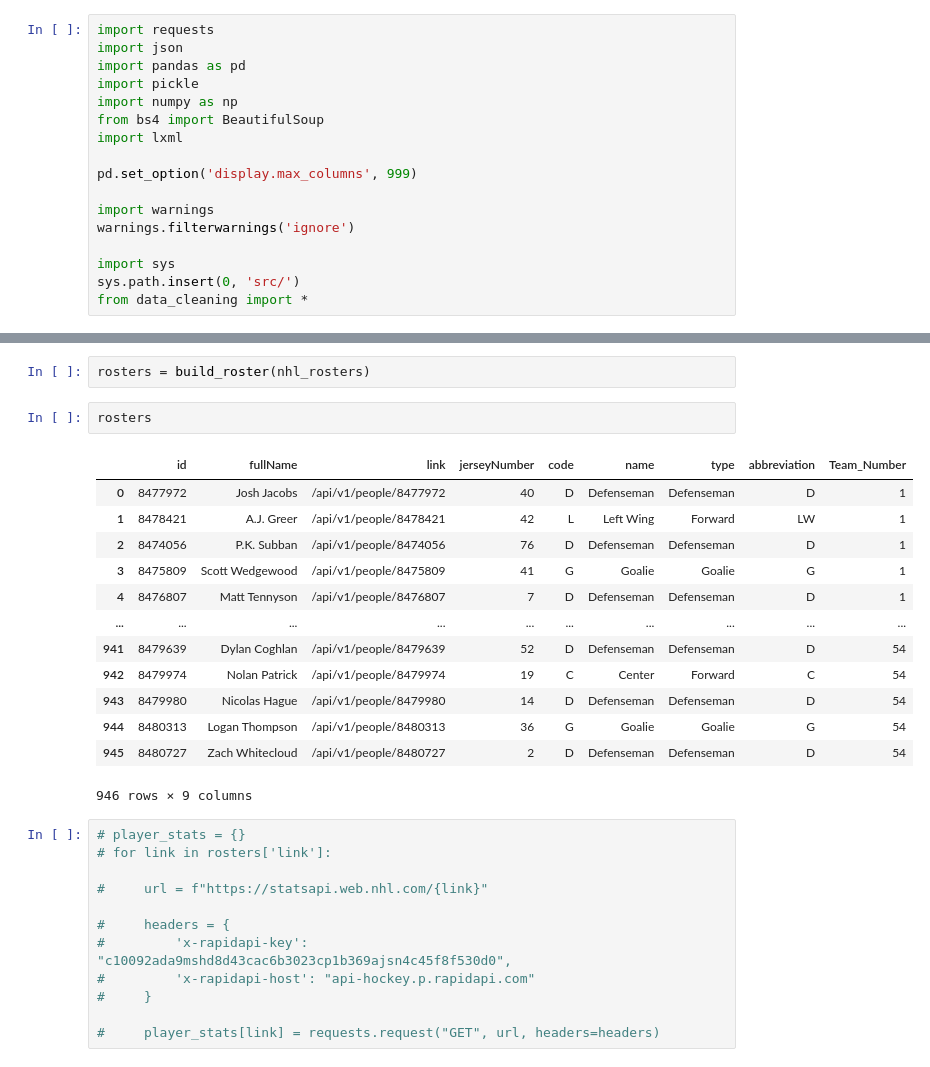
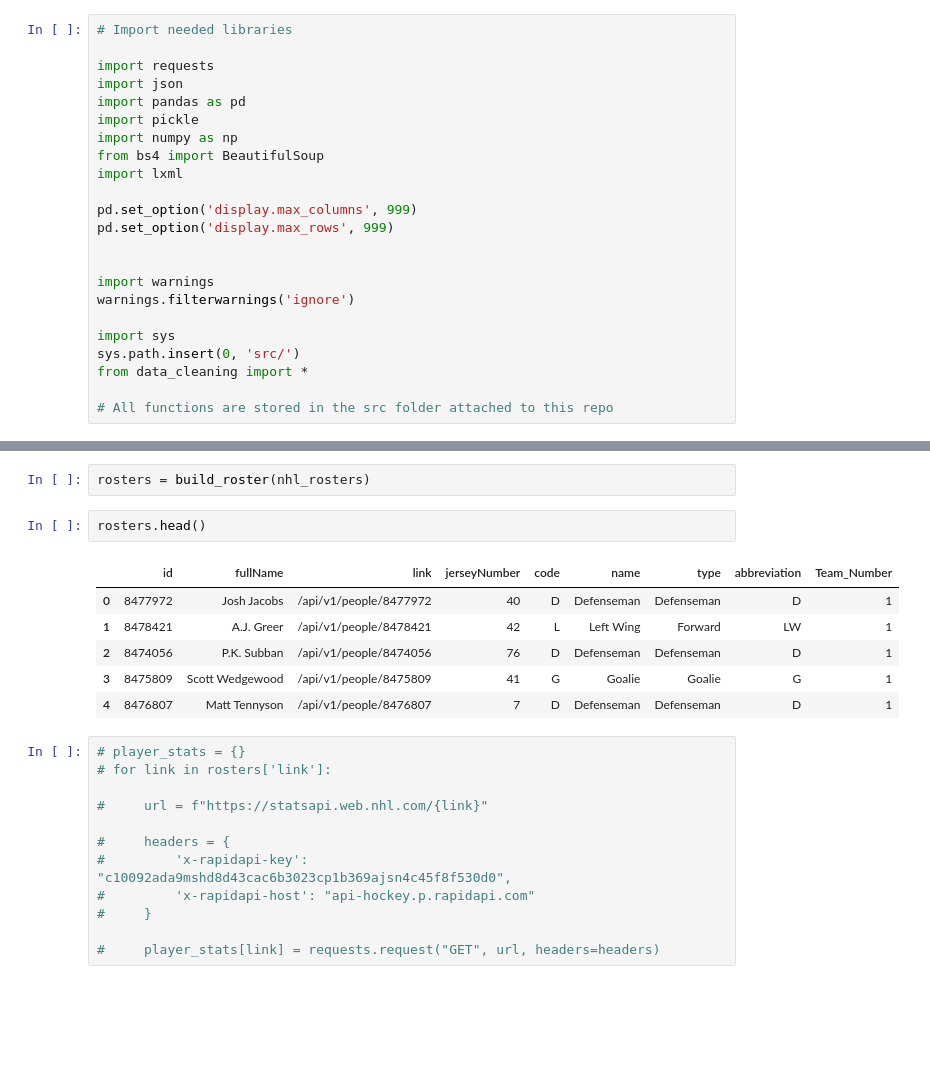
Before and after one commit to kyledufrane/NHL-Salary-Predictions, a Jupyter notebook: nhl_data/sports_data_io.ipynb, the cells around one changed output, grey strips where cells are left out. Drawn from its saved outputs; the diff is of its cells as text; blank space fills up the shorter version.

```diff
--- a/nhl_data/sports_data_io.ipynb
+++ b/nhl_data/sports_data_io.ipynb
@@ -7,4 +4,6 @@
 # %%
+# Import needed libraries
+
 import requests
 import json
 import pandas as pd
@@ -14,6 +13,8 @@ from bs4 import BeautifulSoup
 import lxml
 
 pd.set_option('display.max_columns', 999)
+pd.set_option('display.max_rows', 999)
+
 
 import warnings
 warnings.filterwarnings('ignore')
@@ -21,3 +22,5 @@ warnings.filterwarnings('ignore')
 import sys
 sys.path.insert(0, 'src/')
 from data_cleaning import *
+
+# All functions are stored in the src folder attached to this repo
@@ -117,21 +132,14 @@ nhl_rosters = pickle.load(pickle_in)
 # %%
 rosters = build_roster(nhl_rosters)
 # %%
-rosters
+rosters.head()
 # %% [output]
 |  | id | fullName | link | jerseyNumber | code | name | type | abbreviation | Team_Number |
 | 0 | 8477972 | Josh Jacobs | /api/v1/people/8477972 | 40 | D | Defenseman | Defenseman | D | 1 |
 | 1 | 8478421 | A.J. Greer | /api/v1/people/8478421 | 42 | L | Left Wing | Forward | LW | 1 |
 | 2 | 8474056 | P.K. Subban | /api/v1/people/8474056 | 76 | D | Defenseman | Defenseman | D | 1 |
 | 3 | 8475809 | Scott Wedgewood | /api/v1/people/8475809 | 41 | G | Goalie | Goalie | G | 1 |
 | 4 | 8476807 | Matt Tennyson | /api/v1/people/8476807 | 7 | D | Defenseman | Defenseman | D | 1 |
-| ... | ... | ... | ... | ... | ... | ... | ... | ... | ... |
-| 941 | 8479639 | Dylan Coghlan | /api/v1/people/8479639 | 52 | D | Defenseman | Defenseman | D | 54 |
-| 942 | 8479974 | Nolan Patrick | /api/v1/people/8479974 | 19 | C | Center | Forward | C | 54 |
-| 943 | 8479980 | Nicolas Hague | /api/v1/people/8479980 | 14 | D | Defenseman | Defenseman | D | 54 |
-| 944 | 8480313 | Logan Thompson | /api/v1/people/8480313 | 36 | G | Goalie | Goalie | G | 54 |
-| 945 | 8480727 | Zach Whitecloud | /api/v1/people/8480727 | 2 | D | Defenseman | Defenseman | D | 54 |
-946 rows × 9 columns
 # %%
 # player_stats = {}
 # for link in rosters['link']:
```
Also changed, not shown: parts of 50 cells of this notebook, 5 other files.
